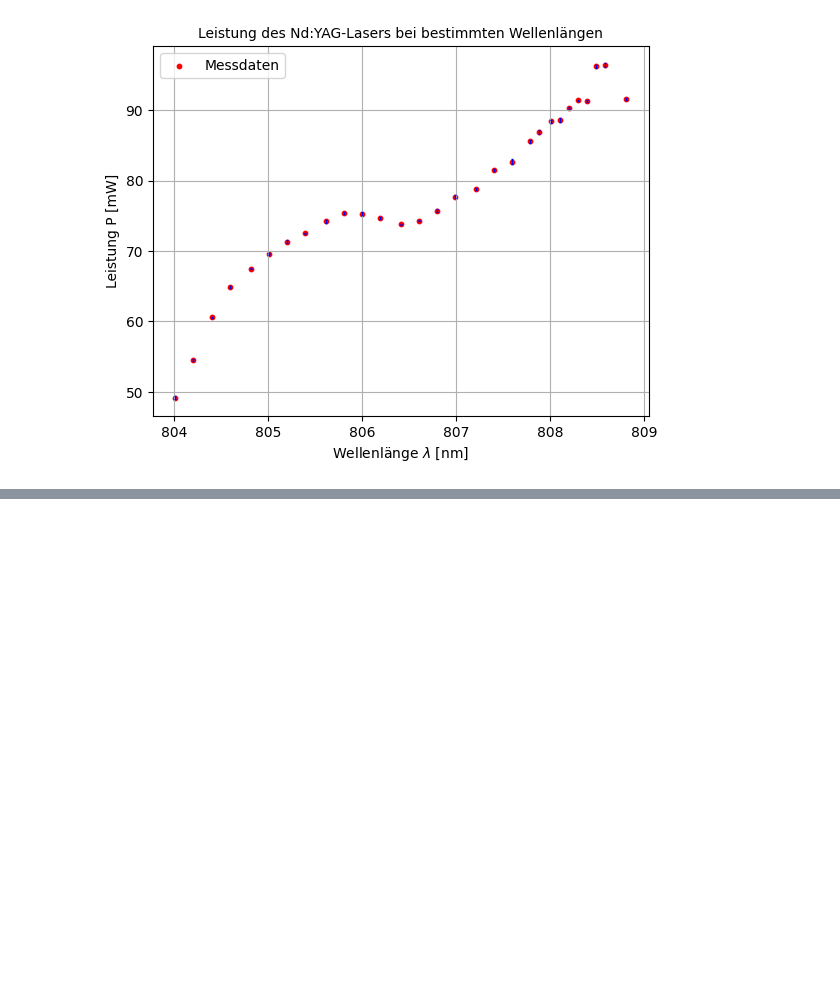
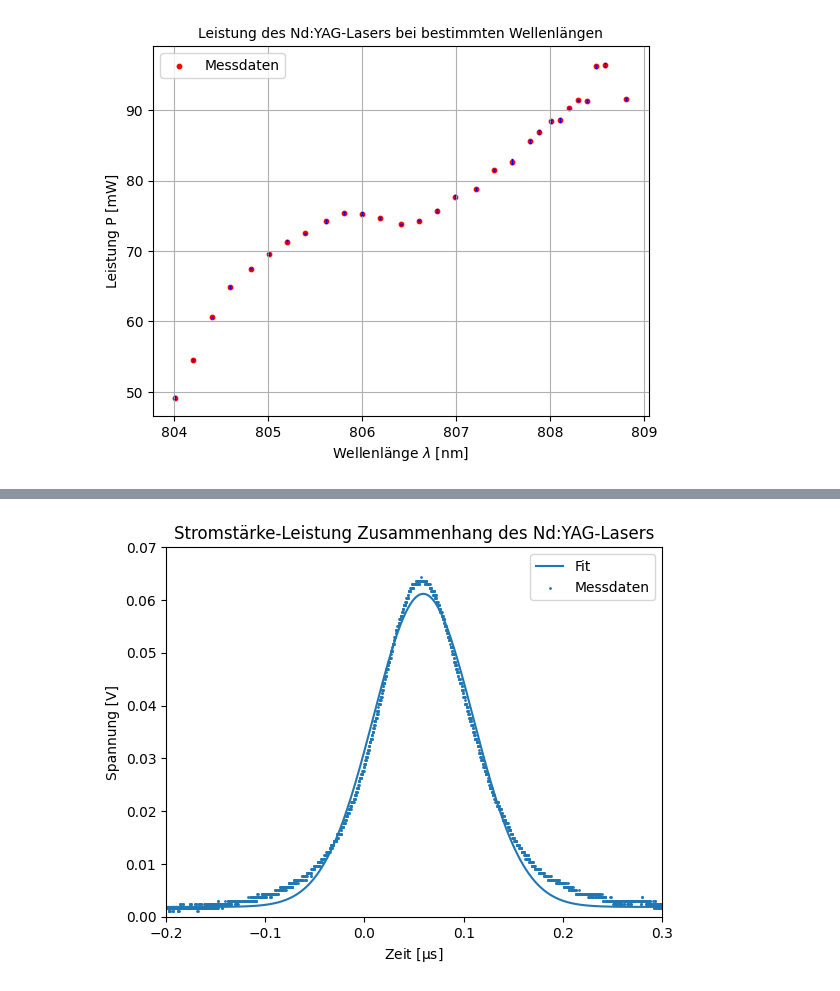
Before and after one commit to CaptainNikon/O2_Nd-YAG_Laser, a Jupyter notebook: Auswertung.ipynb, the cells around one changed output, grey strips where cells are left out. Saved outputs shown, nothing was run; the diff lists cells and outputs as text; code cells hidden in the pictures; blank space fills up the shorter version.

```diff
--- a/Auswertung.ipynb
+++ b/Auswertung.ipynb
@@ -119,0 +114,19 @@ plt.show()
+# %%
+def gaussian(x: np.ndarray,a:float, mu: float, sigma: float,y0:float):
+    return a*np.exp(-(x-mu)**2/(2*sigma**2))+y0
+# %%
+#plt.figure(figsize=(10,6))
+poptgauss1,covgauss1 = soc.curve_fit(gaussian,puls2[:,0]*10**6,puls2[:,1],method="lm")
+plt.plot(puls2[:,0]*10**6,gaussian(puls2[:,0]*10**6,*poptgauss1),label="Fit")
+
+plt.scatter(puls2[:,0]*10**6,puls2[:,1],label="Messdaten",s=1)
+#plt.scatter(np.arange(len(puls2[:,1])),puls2[:,1],label="Messdaten",s=1)
+plt.axis([-2e-1,3e-1,0,0.07])
+plt.xlabel(r"Zeit $[\mathrm{\mu s}]$")
+plt.ylabel("Spannung [V]")
+plt.title("Stromstärke-Leistung Zusammenhang des Nd:YAG-Lasers")
+plt.legend(loc=1)
+plt.savefig("Plots/osci2.pdf")
+plt.show()
+# %% [output]
+[figure, added]
```
Also changed, not shown: parts of 14 cells of this notebook, 11 other files.
